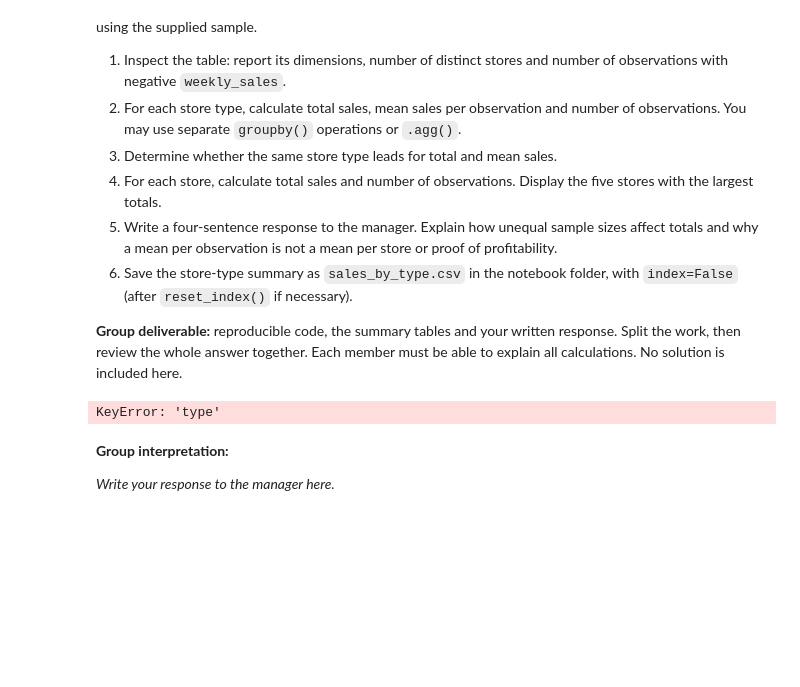
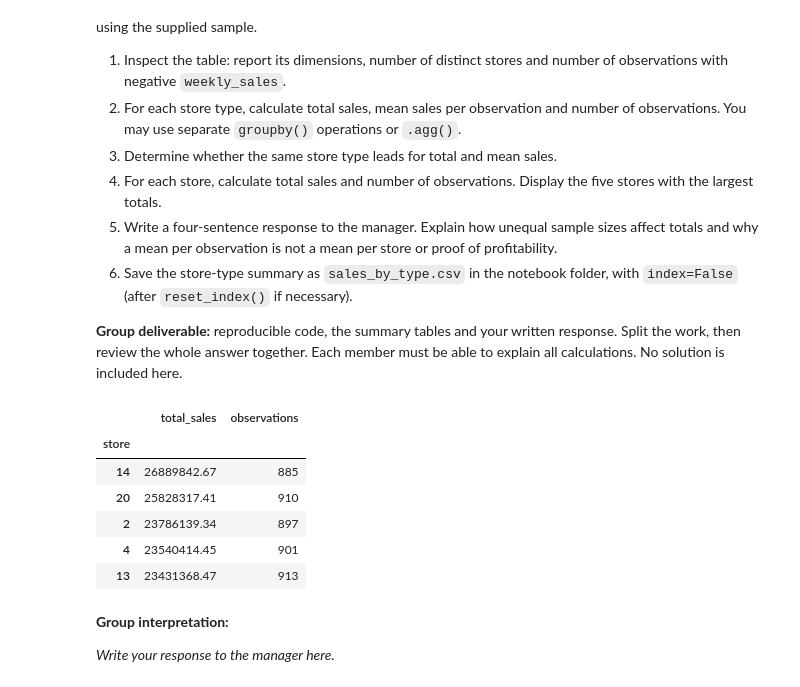
Before and after one commit to dasha-may/inf4G10, a Jupyter notebook: notebooks/02-Pandas-Manipulation-S2.ipynb, the cells around one changed output. Saved outputs shown, nothing was run; the diff lists cells and outputs as text; code cells hidden in the pictures; blank space fills up the shorter version.

```diff
--- a/notebooks/02-Pandas-Manipulation-S2.ipynb
+++ b/notebooks/02-Pandas-Manipulation-S2.ipynb
@@ -384,21 +382,32 @@ A retail manager claims: **“The store type with the highest total sales perfor
 # %%
  # Group problem 2 — inspection and calculations
 #1
 #sales.info()
 sales["store"].value_counts().size
 sales.loc[sales["weekly_sales"]<0, ["store", "type", "weekly_sales"]].size
 
 
 #2
 sales.groupby("type")[["weekly_sales"]].sum()
 
 sales.groupby("type")[["weekly_sales"]].mean()
 
 sales.groupby("type")[["weekly_sales"]].size()
 
-sales_by_type = df.groupby("type").agg( total_sales=("weekly_sales", "sum"), mean_sales=("weekly_sales", "mean"),observations=("weekly_sales", "size"))
+sales_by_type = sales.groupby("type").agg( total_sales=("weekly_sales", "sum"), mean_sales=("weekly_sales", "mean"),observations=("weekly_sales", "size"))
+
+sales_by_store = sales.groupby("store").agg( total_sales=("weekly_sales", "sum"), observations=("weekly_sales", "size")).sort_values("total_sales", ascending=False)
+
+
+sales_by_store.head()
 # %% [output]
-KeyError: 'type'
+|  | total_sales | observations |
+| store |  |  |
+| 14 | 26889842.67 | 885 |
+| 20 | 25828317.41 | 910 |
+| 2 | 23786139.34 | 897 |
+| 4 | 23540414.45 | 901 |
+| 13 | 23431368.47 | 913 |
 # %% [markdown]
 **Group interpretation:**
 
```
Also changed, not shown: parts of 1 cell of this notebook.
